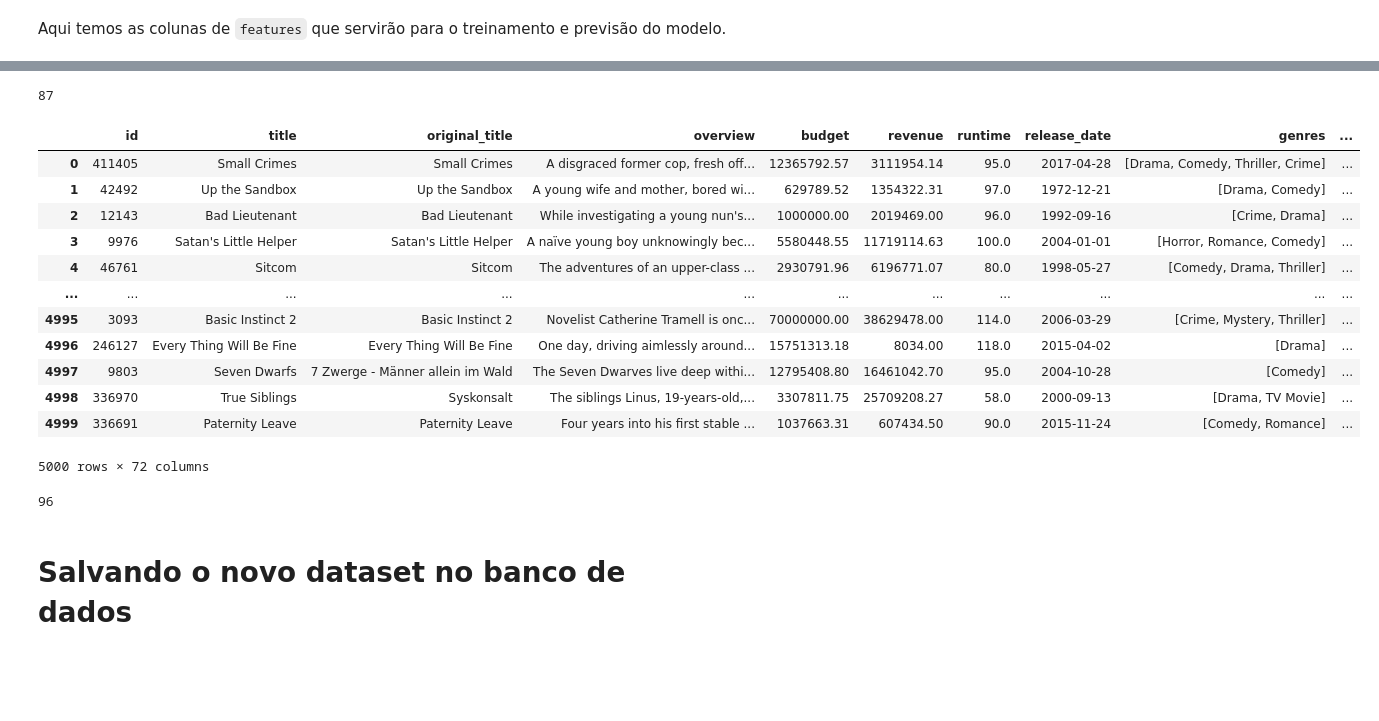
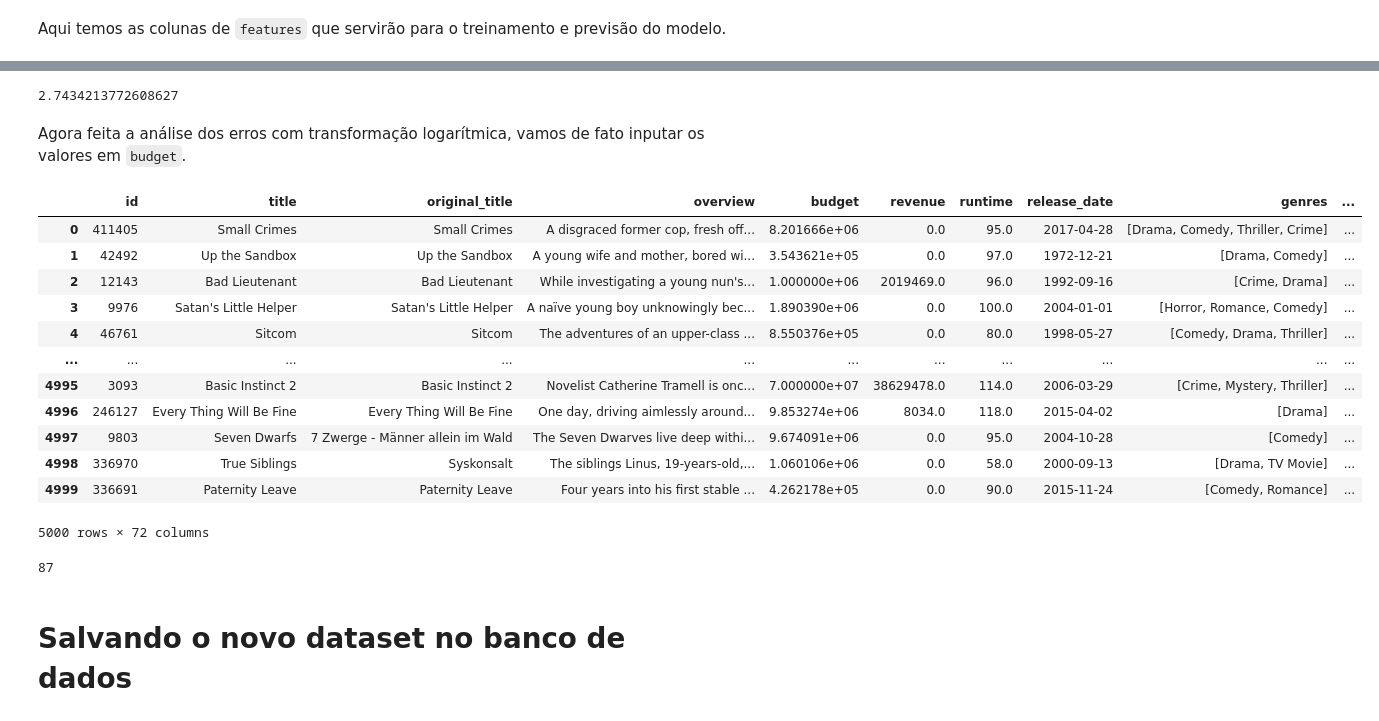
Before and after one commit to Klebervc/filmes-projeto, a Jupyter notebook: ml/exercicios_ajustes_dados_random_forest.ipynb, the cells around one changed output, grey strips where cells are left out. Saved outputs shown, nothing was run; the diff lists cells and outputs as text; code cells hidden in the pictures; blank space fills up the shorter version.

```diff
--- a/ml/exercicios_ajustes_dados_random_forest.ipynb
+++ b/ml/exercicios_ajustes_dados_random_forest.ipynb
@@ -242,0 +240,6 @@ df_budget
+# %%
+np.expm1(1.32)
+# %% [output]
+2.7434213772608627
+# %% [markdown]
+Agora feita a análise dos erros com transformação logarítmica, vamos de fato inputar os valores em `budget`.
@@ -243 +267,18 @@ df_budget
+# %%
+df_budget_inputado = inputar_coluna_log(df_encoder, 'budget', features)
+df_budget_inputado
+# %% [output]
+|  | id | title | original_title | overview | budget | revenue | runtime | release_date | genres | ... |
+| 0 | 411405 | Small Crimes | Small Crimes | A disgraced former cop, fresh off... | 8.201666e+06 | 0.0 | 95.0 | 2017-04-28 | [Drama, Comedy, Thriller, Crime] | ... |
+| 1 | 42492 | Up the Sandbox | Up the Sandbox | A young wife and mother, bored wi... | 3.543621e+05 | 0.0 | 97.0 | 1972-12-21 | [Drama, Comedy] | ... |
+| 2 | 12143 | Bad Lieutenant | Bad Lieutenant | While investigating a young nun's... | 1.000000e+06 | 2019469.0 | 96.0 | 1992-09-16 | [Crime, Drama] | ... |
+| 3 | 9976 | Satan's Little Helper | Satan's Little Helper | A naïve young boy unknowingly bec... | 1.890390e+06 | 0.0 | 100.0 | 2004-01-01 | [Horror, Romance, Comedy] | ... |
+| 4 | 46761 | Sitcom | Sitcom | The adventures of an upper-class ... | 8.550376e+05 | 0.0 | 80.0 | 1998-05-27 | [Comedy, Drama, Thriller] | ... |
+| ... | ... | ... | ... | ... | ... | ... | ... | ... | ... | ... |
+| 4995 | 3093 | Basic Instinct 2 | Basic Instinct 2 | Novelist Catherine Tramell is onc... | 7.000000e+07 | 38629478.0 | 114.0 | 2006-03-29 | [Crime, Mystery, Thriller] | ... |
+| 4996 | 246127 | Every Thing Will Be Fine | Every Thing Will Be Fine | One day, driving aimlessly around... | 9.853274e+06 | 8034.0 | 118.0 | 2015-04-02 | [Drama] | ... |
+| 4997 | 9803 | Seven Dwarfs | 7 Zwerge - Männer allein im Wald | The Seven Dwarves live deep withi... | 9.674091e+06 | 0.0 | 95.0 | 2004-10-28 | [Comedy] | ... |
+| 4998 | 336970 | True Siblings | Syskonsalt | The siblings Linus, 19-years-old,... | 1.060106e+06 | 0.0 | 58.0 | 2000-09-13 | [Drama, TV Movie] | ... |
+| 4999 | 336691 | Paternity Leave | Paternity Leave | Four years into his first stable ... | 4.262178e+05 | 0.0 | 90.0 | 2015-11-24 | [Comedy, Romance] | ... |
+5000 rows × 72 columns
 # %%
@@ -245,26 +286,5 @@ df_budget
 # %% [output]
 87
-# %%
-df_revenue = inputar_coluna(df_encoder, 'revenue', features)
-df_revenue
-# %% [output]
-|  | id | title | original_title | overview | budget | revenue | runtime | release_date | genres | ... |
-| 0 | 411405 | Small Crimes | Small Crimes | A disgraced former cop, fresh off... | 12365792.57 | 3111954.14 | 95.0 | 2017-04-28 | [Drama, Comedy, Thriller, Crime] | ... |
-| 1 | 42492 | Up the Sandbox | Up the Sandbox | A young wife and mother, bored wi... | 629789.52 | 1354322.31 | 97.0 | 1972-12-21 | [Drama, Comedy] | ... |
-| 2 | 12143 | Bad Lieutenant | Bad Lieutenant | While investigating a young nun's... | 1000000.00 | 2019469.00 | 96.0 | 1992-09-16 | [Crime, Drama] | ... |
-| 3 | 9976 | Satan's Little Helper | Satan's Little Helper | A naïve young boy unknowingly bec... | 5580448.55 | 11719114.63 | 100.0 | 2004-01-01 | [Horror, Romance, Comedy] | ... |
-| 4 | 46761 | Sitcom | Sitcom | The adventures of an upper-class ... | 2930791.96 | 6196771.07 | 80.0 | 1998-05-27 | [Comedy, Drama, Thriller] | ... |
-| ... | ... | ... | ... | ... | ... | ... | ... | ... | ... | ... |
-| 4995 | 3093 | Basic Instinct 2 | Basic Instinct 2 | Novelist Catherine Tramell is onc... | 70000000.00 | 38629478.00 | 114.0 | 2006-03-29 | [Crime, Mystery, Thriller] | ... |
-| 4996 | 246127 | Every Thing Will Be Fine | Every Thing Will Be Fine | One day, driving aimlessly around... | 15751313.18 | 8034.00 | 118.0 | 2015-04-02 | [Drama] | ... |
-| 4997 | 9803 | Seven Dwarfs | 7 Zwerge - Männer allein im Wald | The Seven Dwarves live deep withi... | 12795408.80 | 16461042.70 | 95.0 | 2004-10-28 | [Comedy] | ... |
-| 4998 | 336970 | True Siblings | Syskonsalt | The siblings Linus, 19-years-old,... | 3307811.75 | 25709208.27 | 58.0 | 2000-09-13 | [Drama, TV Movie] | ... |
-| 4999 | 336691 | Paternity Leave | Paternity Leave | Four years into his first stable ... | 1037663.31 | 607434.50 | 90.0 | 2015-11-24 | [Comedy, Romance] | ... |
-5000 rows × 72 columns
-# %%
-(df_revenue['revenue'] == 0).sum()
-# %% [output]
-96
 # %% [markdown]
 # Salvando o novo dataset no banco de dados
 # %% [markdown]
```
Also changed, not shown: parts of 32 cells of this notebook, 3 other files.
